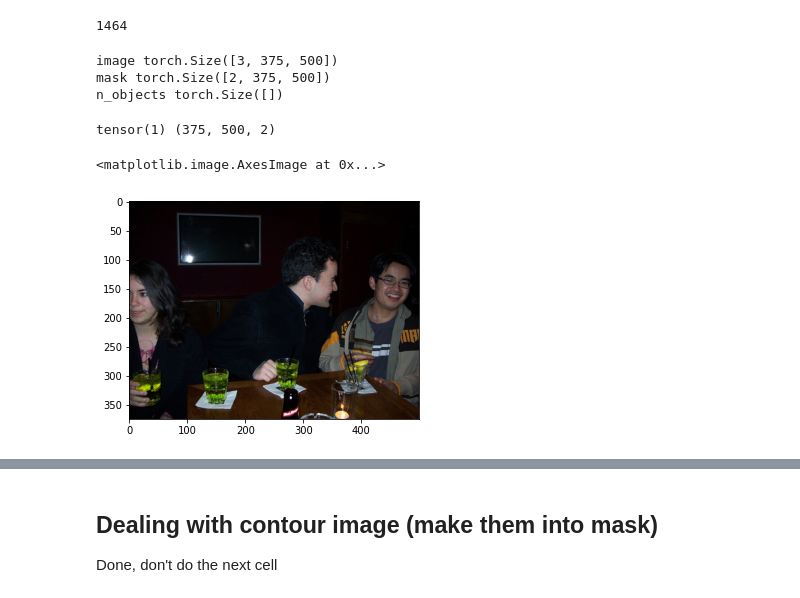
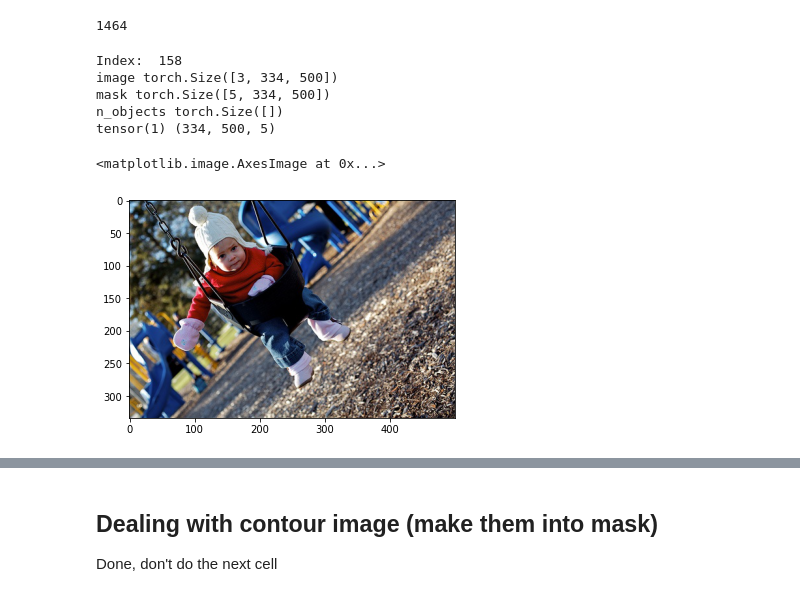
Before and after one commit to Earthnook/VideoObjSeg, a Jupyter notebook: vos/debugger/Image dataset debugger.ipynb, the cells around one changed output, grey strips where cells are left out. Cells and saved outputs as stored; diff of their text form; code cells hidden in the pictures.

```diff
--- a/vos/debugger/Image dataset debugger.ipynb
+++ b/vos/debugger/Image dataset debugger.ipynb
@@ -34,26 +34,28 @@ print(len(dataset))
 # %% [output]
 1464
 # %%
-data = dataset[np.random.choice(len(dataset), 1)[0]]
+idx = np.random.choice(len(dataset), 1)[0]
+print("Index: ", idx)
+data = dataset[idx]
 # data = dataset[0]
 for k, v in data.items():
     print(k, v.shape)
+
+image = data["image"].numpy().transpose(1,2,0)
+mask = data["mask"].numpy().transpose(1,2,0)
+
+print(data["n_objects"], mask.shape)
+no = data["n_objects"]
+H, W, N = mask.shape
+plt.imshow(image)
 # %% [output]
-image torch.Size([3, 375, 500])
-mask torch.Size([2, 375, 500])
+Index:  158
+image torch.Size([3, 334, 500])
+mask torch.Size([5, 334, 500])
 n_objects torch.Size([])
+tensor(1) (334, 500, 5)
+<matplotlib.image.AxesImage at 0x...>
+[figure, added]
-# %%
-image = data["image"].numpy().transpose(1,2,0)
-mask = data["mask"].numpy().transpose(1,2,0)
-
-print(data["n_objects"], mask.shape)
-no = data["n_objects"]
-H, W, N = mask.shape
-plt.imshow(image)
-# %% [output]
-tensor(1) (375, 500, 2)
-<matplotlib.image.AxesImage at 0x...>
-[figure, removed]
 # %%
 s_masks = stack_masks(
     np.expand_dims(mask.transpose(2,0,1), 0)
```
Also changed, not shown: parts of 1 cell of this notebook, 3 other files.
